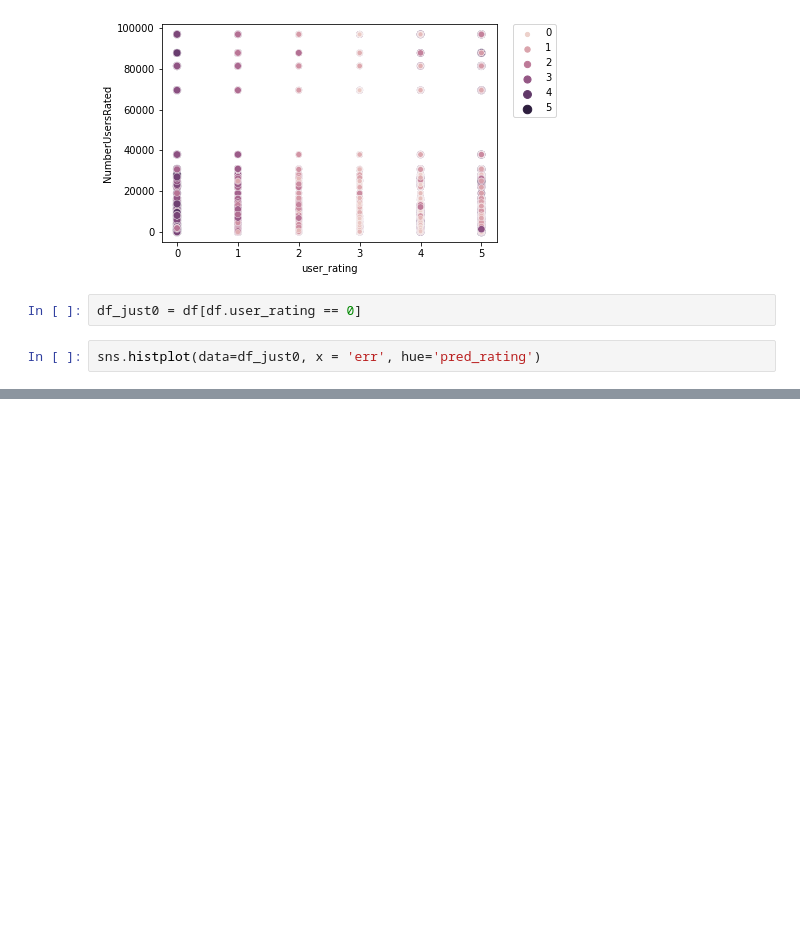
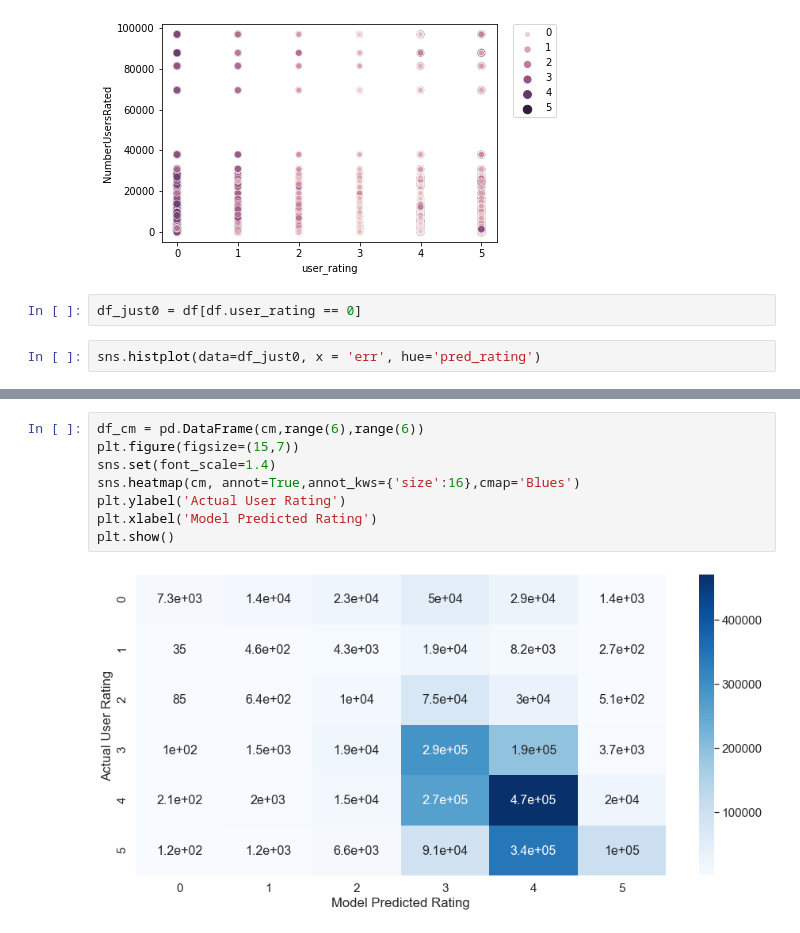
Before and after one commit to jensensj/Capstone3_MurderMysterBooks, a Jupyter notebook: Modeling.ipynb, the cells around one changed output, grey strips where cells are left out. Saved outputs shown, nothing was run; the diff lists cells and outputs as text; blank space fills up the shorter version.

```diff
--- a/Modeling.ipynb
+++ b/Modeling.ipynb
@@ -361,0 +380,10 @@ sns.histplot(data=df_just0, x = 'err', hue='pred_rating')
+# %%
+df_cm = pd.DataFrame(cm,range(6),range(6))
+plt.figure(figsize=(15,7))
+sns.set(font_scale=1.4)
+sns.heatmap(cm, annot=True,annot_kws={'size':16},cmap='Blues')
+plt.ylabel('Actual User Rating')
+plt.xlabel('Model Predicted Rating')
+plt.show()
+# %% [output]
+[figure, added]
```
Also changed, not shown: parts of 19 cells of this notebook.
